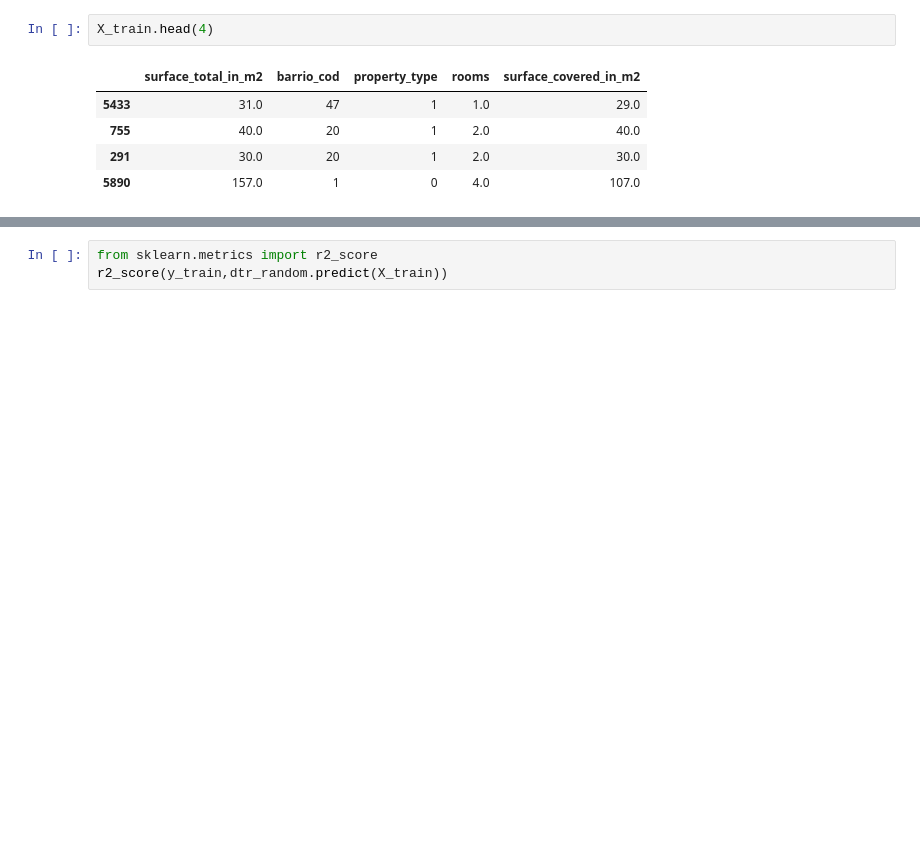
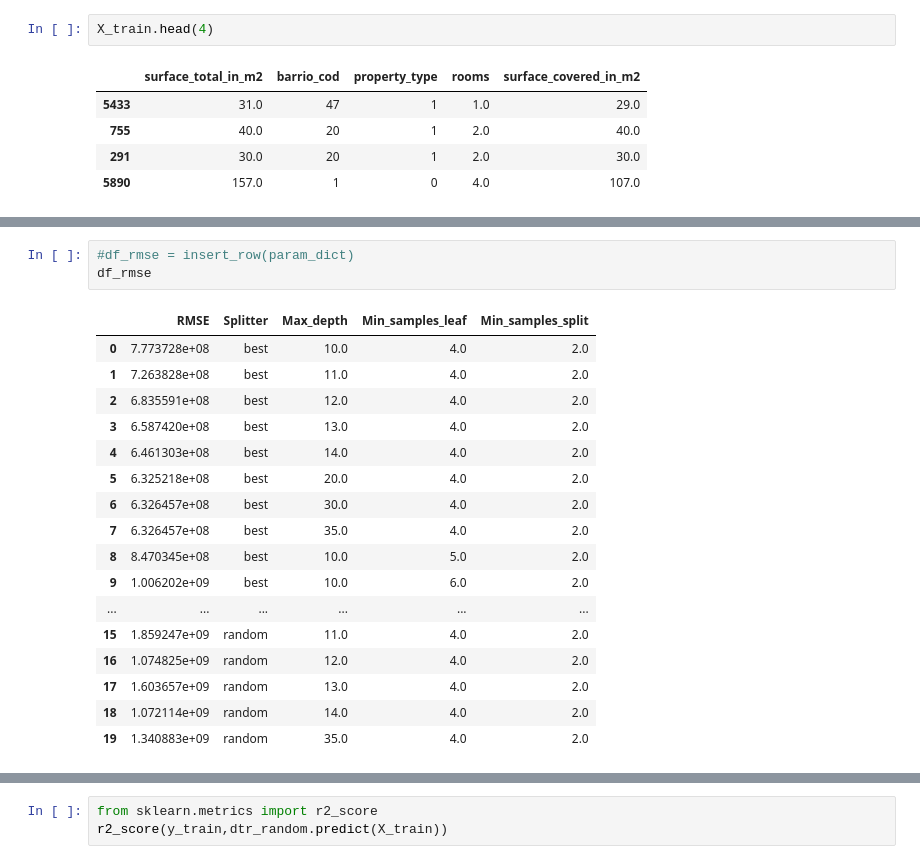
Before and after one commit to mnuclle/DiploDatos, a Jupyter notebook: 00 - Mentorias/4. Mentoria AS/Aprendizaje_automatico (1).ipynb, the cells around one changed output, grey strips where cells are left out. Drawn from its saved outputs; the diff is of its cells as text; blank space fills up the shorter version.

```diff
--- a/00 - Mentorias/4. Mentoria AS/Aprendizaje_automatico (1).ipynb
+++ b/00 - Mentorias/4. Mentoria AS/Aprendizaje_automatico (1).ipynb
@@ -150,0 +193,21 @@ X_train.head(4)
+# %%
+#df_rmse = insert_row(param_dict)
+df_rmse
+# %% [output]
+|  | RMSE | Splitter | Max_depth | Min_samples_leaf | Min_samples_split |
+| 0 | 7.773728e+08 | best | 10.0 | 4.0 | 2.0 |
+| 1 | 7.263828e+08 | best | 11.0 | 4.0 | 2.0 |
+| 2 | 6.835591e+08 | best | 12.0 | 4.0 | 2.0 |
+| 3 | 6.587420e+08 | best | 13.0 | 4.0 | 2.0 |
+| 4 | 6.461303e+08 | best | 14.0 | 4.0 | 2.0 |
+| 5 | 6.325218e+08 | best | 20.0 | 4.0 | 2.0 |
+| 6 | 6.326457e+08 | best | 30.0 | 4.0 | 2.0 |
+| 7 | 6.326457e+08 | best | 35.0 | 4.0 | 2.0 |
+| 8 | 8.470345e+08 | best | 10.0 | 5.0 | 2.0 |
+| 9 | 1.006202e+09 | best | 10.0 | 6.0 | 2.0 |
+| ... | ... | ... | ... | ... | ... |
+| 15 | 1.859247e+09 | random | 11.0 | 4.0 | 2.0 |
+| 16 | 1.074825e+09 | random | 12.0 | 4.0 | 2.0 |
+| 17 | 1.603657e+09 | random | 13.0 | 4.0 | 2.0 |
+| 18 | 1.072114e+09 | random | 14.0 | 4.0 | 2.0 |
+| 19 | 1.340883e+09 | random | 35.0 | 4.0 | 2.0 |
```
Also changed, not shown: parts of 15 cells of this notebook.
